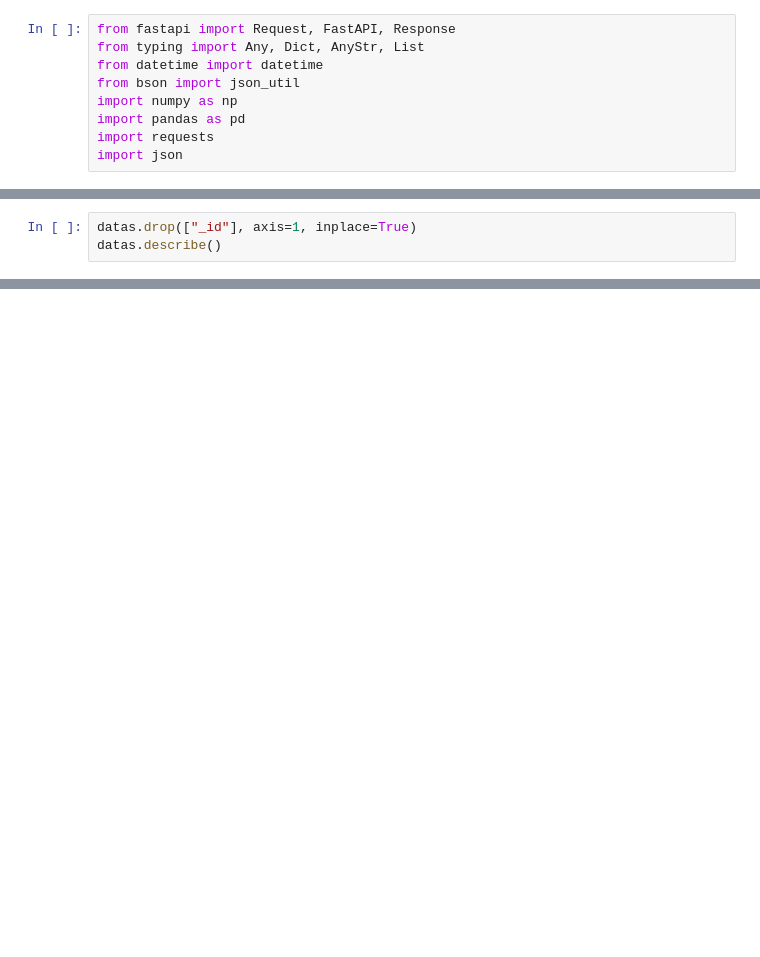
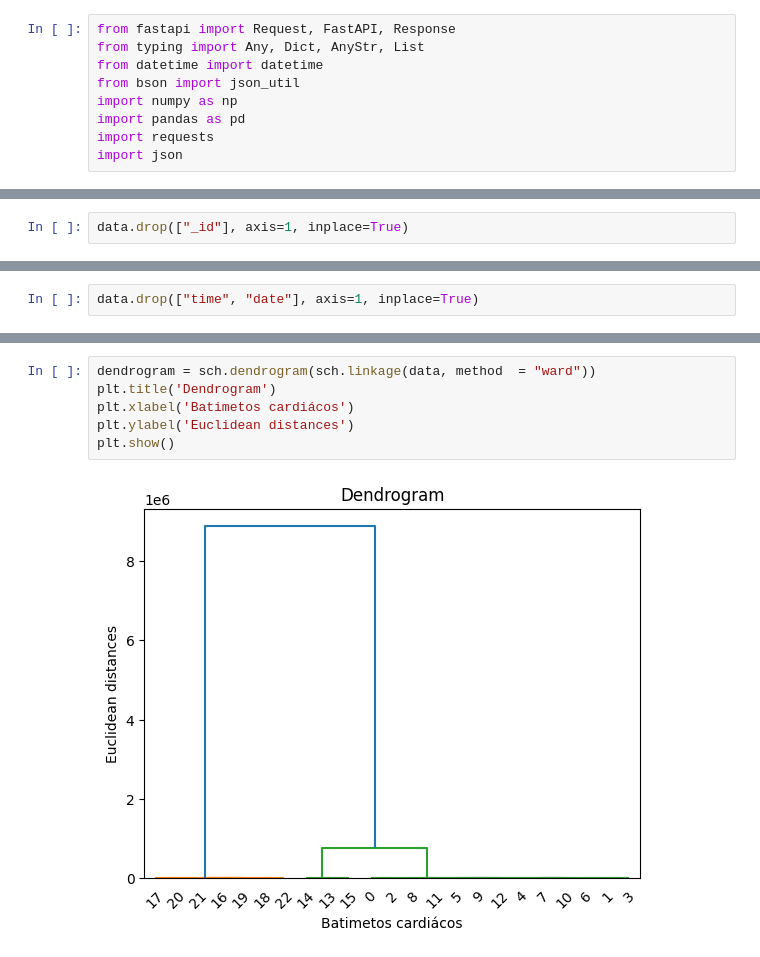
Before and after one commit to ezekiel9m/projeto-mestrado-iot-coracao-artificial, a Jupyter notebook: jupyter-notbook/projeto-iot-ca.ipynb, the cells around one changed output, grey strips where cells are left out. Saved outputs shown, nothing was run; the diff lists cells and outputs as text; blank space fills up the shorter version.

```diff
--- a/jupyter-notbook/projeto-iot-ca.ipynb
+++ b/jupyter-notbook/projeto-iot-ca.ipynb
@@ -44,3 +40,2 @@ datas.head(10)
 # %%
-datas.drop(["_id"], axis=1, inplace=True)
-datas.describe()
+data.drop(["_id"], axis=1, inplace=True)
@@ -68,0 +101,2 @@ AttributeError: 'function' object has no attribute 'shape'
+# %%
+data.drop(["time", "date"], axis=1, inplace=True)
@@ -68,0 +112,8 @@ AttributeError: 'function' object has no attribute 'shape'
+# %%
+dendrogram = sch.dendrogram(sch.linkage(data, method  = "ward"))
+plt.title('Dendrogram')
+plt.xlabel('Batimetos cardiácos')
+plt.ylabel('Euclidean distances')
+plt.show()
+# %% [output]
+[figure, added]
```
Also changed, not shown: parts of 29 cells of this notebook, 3 other files.
